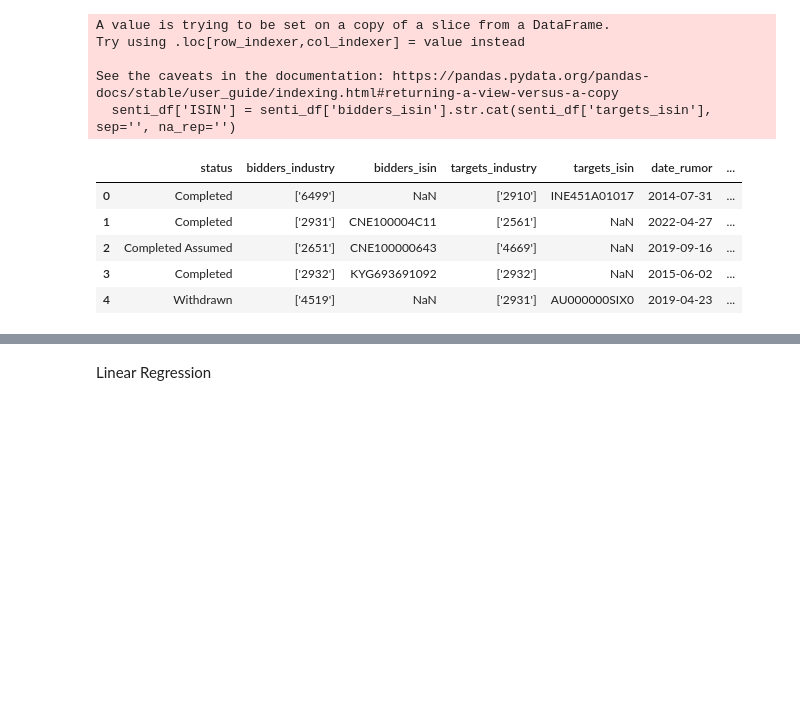
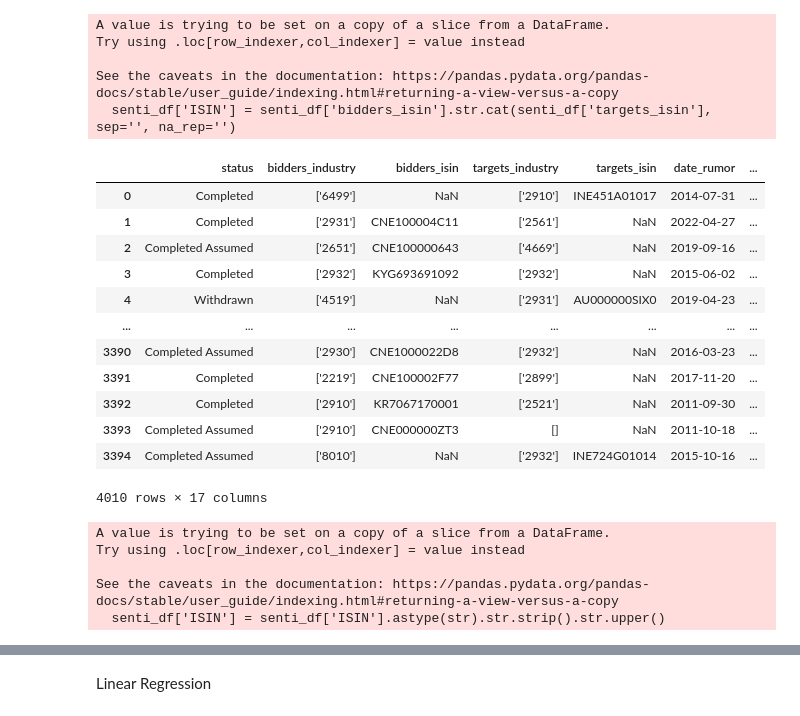
Before and after one commit to grallv/DSB2, a Jupyter notebook: combine_regression.ipynb, the cells around one changed output, grey strips where cells are left out. Saved outputs shown, nothing was run; the diff lists cells and outputs as text; code cells hidden in the pictures; blank space fills up the shorter version.

```diff
--- a/combine_regression.ipynb
+++ b/combine_regression.ipynb
@@ -70,9 +74,16 @@ See the caveats in the documentation: https://pandas.pydata.org/pandas-docs/stab
 # %%
-senti_df.head()
+senti_df
 # %% [output]
 |  | status | bidders_industry | bidders_isin | targets_industry | targets_isin | date_rumor | ... |
 | 0 | Completed | ['6499'] | NaN | ['2910'] | INE451A01017 | 2014-07-31 | ... |
 | 1 | Completed | ['2931'] | CNE100004C11 | ['2561'] | NaN | 2022-04-27 | ... |
 | 2 | Completed Assumed | ['2651'] | CNE100000643 | ['4669'] | NaN | 2019-09-16 | ... |
 | 3 | Completed | ['2932'] | KYG693691092 | ['2932'] | NaN | 2015-06-02 | ... |
 | 4 | Withdrawn | ['4519'] | NaN | ['2931'] | AU000000SIX0 | 2019-04-23 | ... |
+| ... | ... | ... | ... | ... | ... | ... | ... |
+| 3390 | Completed Assumed | ['2930'] | CNE1000022D8 | ['2932'] | NaN | 2016-03-23 | ... |
+| 3391 | Completed | ['2219'] | CNE100002F77 | ['2899'] | NaN | 2017-11-20 | ... |
+| 3392 | Completed | ['2910'] | KR7067170001 | ['2521'] | NaN | 2011-09-30 | ... |
+| 3393 | Completed Assumed | ['2910'] | CNE000000ZT3 | [] | NaN | 2011-10-18 | ... |
+| 3394 | Completed Assumed | ['8010'] | NaN | ['2932'] | INE724G01014 | 2015-10-16 | ... |
+4010 rows × 17 columns
@@ -85,0 +90,13 @@ senti_df.head()
+# %%
+# Ensure the ISIN column in test_senti is standardized
+senti_df['ISIN'] = senti_df['ISIN'].astype(str).str.strip().str.upper()
+
+# Reset index of test_stock_ret to make ISIN a column
+stock_ret.reset_index(inplace=True)
+stock_ret.rename(columns={'index': 'ISIN'}, inplace=True)
+# %% [output]
+A value is trying to be set on a copy of a slice from a DataFrame.
+Try using .loc[row_indexer,col_indexer] = value instead
+
+See the caveats in the documentation: https://pandas.pydata.org/pandas-docs/stable/user_guide/indexing.html#returning-a-view-versus-a-copy
+  senti_df['ISIN'] = senti_df['ISIN'].astype(str).str.strip().str.upper()
```
Also changed, not shown: parts of 28 cells of this notebook.
